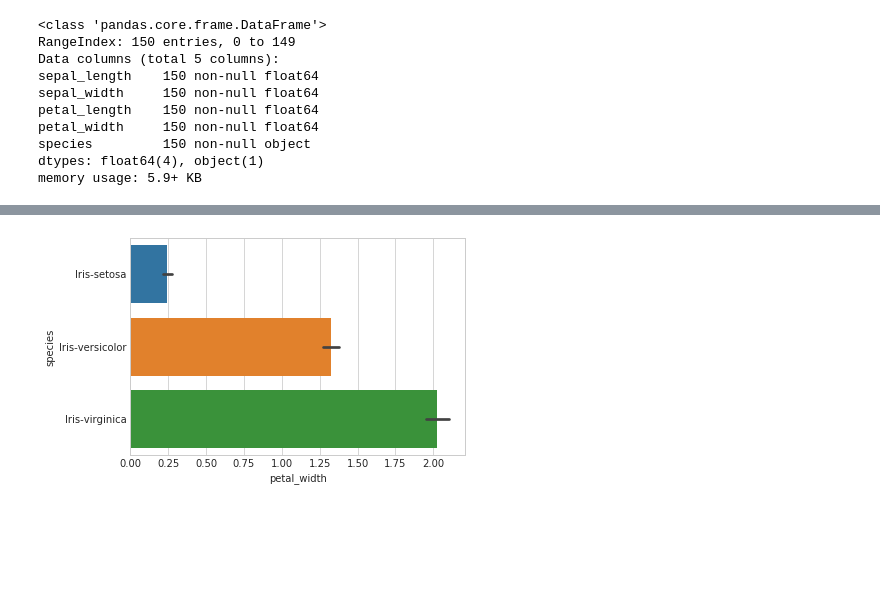
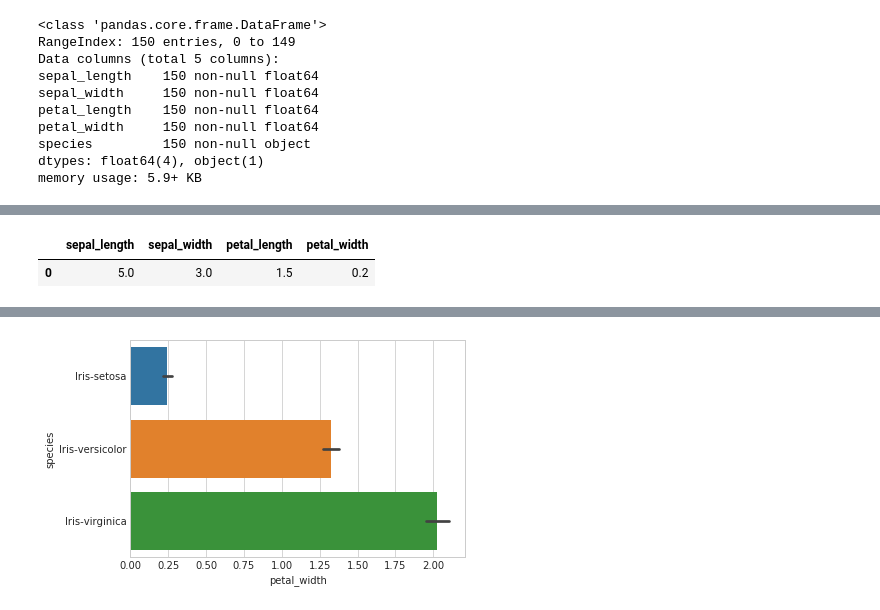
Before and after one commit to 3Thiago/Data-Science-Analtyics, a Jupyter notebook: IrisDataAnaysis.ipynb, the cells around one changed output, grey strips where cells are left out. Drawn from its saved outputs; the diff is of its cells as text; code cells hidden in the pictures; blank space fills up the shorter version.

```diff
--- a/IrisDataAnaysis.ipynb
+++ b/IrisDataAnaysis.ipynb
@@ -73,0 +58,11 @@ with sb.axes_style('whitegrid'):
+# %%
+#Finding the mode for each field
+iris_mode = iris.set_index('species') # Use species as index
+iris_mode.mode()
+
+#The sepal_width shows that the mode is also 3, similar to the mean and median above, so this distribution will be symmetrical
+#For Sepal length, the mode, mean and median are similar as well thus should show a somewhat symmetrical distribution
+#The most recurrent petal length is 1.5cm however 25% of the petal lengths are >=1.6cm
+# %% [output]
+|  | sepal_length | sepal_width | petal_length | petal_width |
+| 0 | 5.0 | 3.0 | 1.5 | 0.2 |
```
Also changed, not shown: parts of 12 cells of this notebook.
